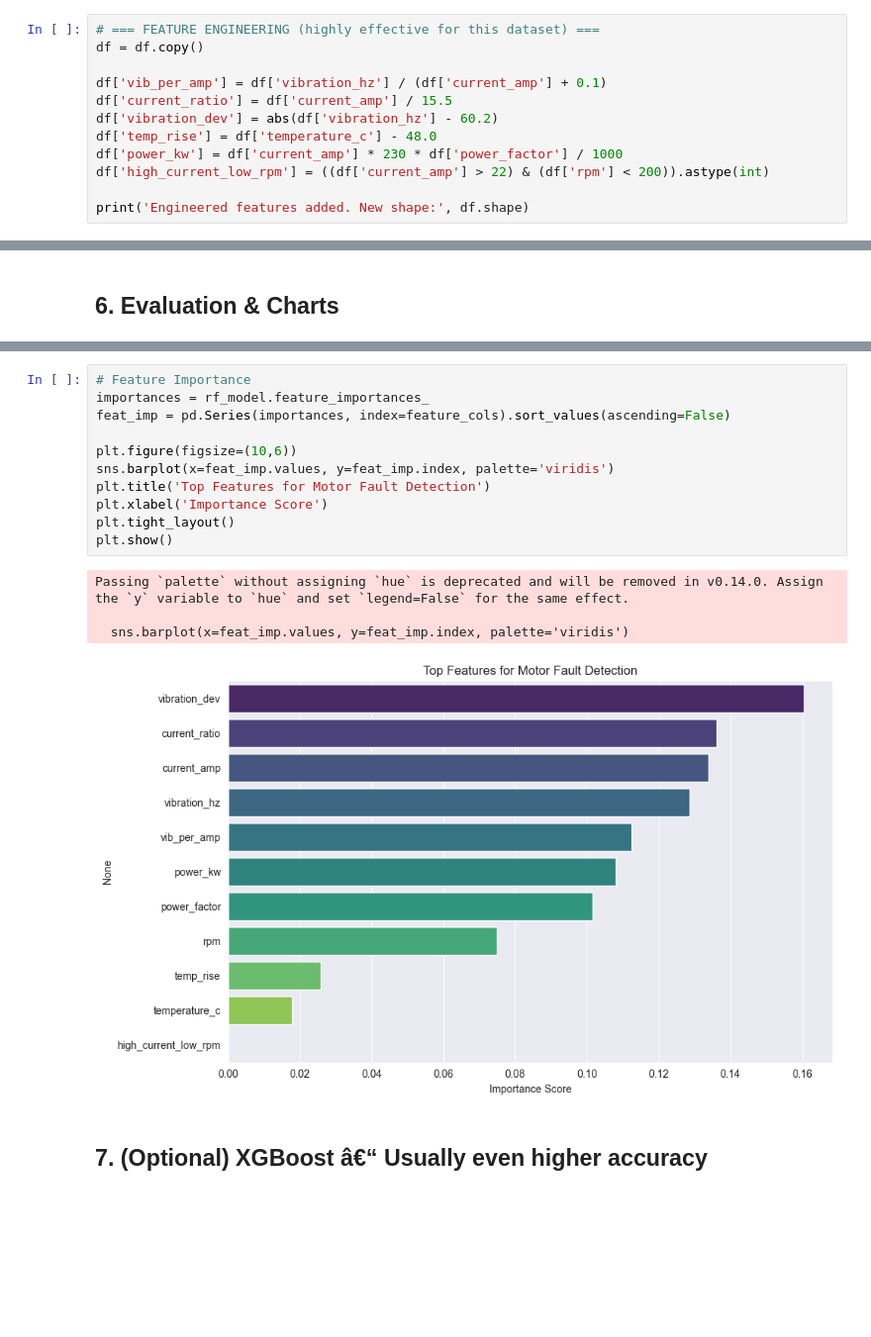
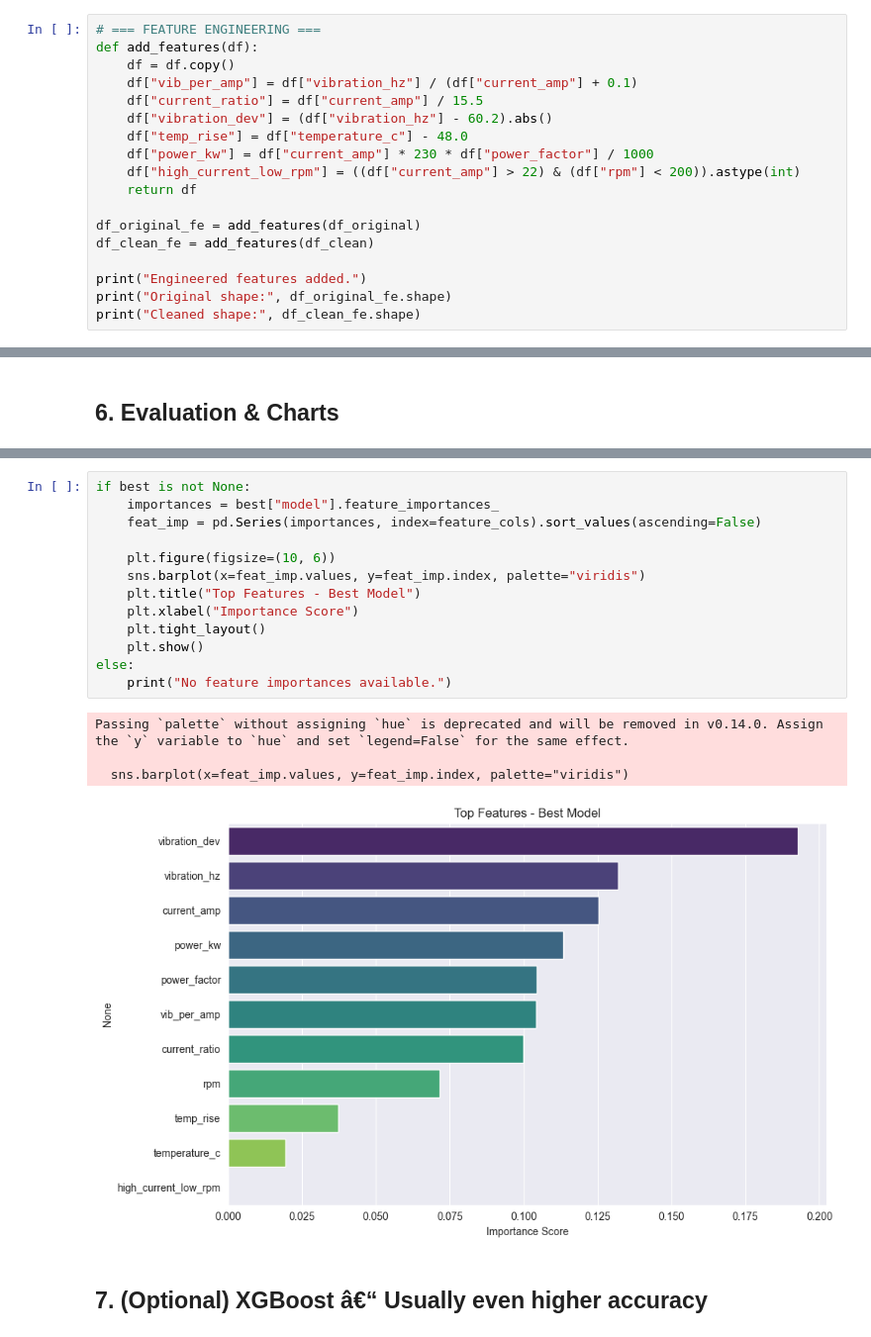
Before and after one commit to rodgerrashan/Motor-Empty-Run-Detection, a Jupyter notebook: mlModel/model_train.ipynb, the cells around one changed output, grey strips where cells are left out. Shown at 99% size. Saved outputs shown, nothing was run; the diff lists cells and outputs as text; blank space fills up the shorter version.

```diff
--- a/mlModel/model_train.ipynb
+++ b/mlModel/model_train.ipynb
@@ -143,15 +181,21 @@ Passing `palette` without assigning `hue` is deprecated and will be removed in v
 # %% [markdown]
 ## 3. Feature Engineering
 # %%
-# === FEATURE ENGINEERING (highly effective for this dataset) ===
-df = df.copy()
+# === FEATURE ENGINEERING ===
+def add_features(df):
+    df = df.copy()
+    df["vib_per_amp"] = df["vibration_hz"] / (df["current_amp"] + 0.1)
+    df["current_ratio"] = df["current_amp"] / 15.5
+    df["vibration_dev"] = (df["vibration_hz"] - 60.2).abs()
+    df["temp_rise"] = df["temperature_c"] - 48.0
+    df["power_kw"] = df["current_amp"] * 230 * df["power_factor"] / 1000
+    df["high_current_low_rpm"] = ((df["current_amp"] > 22) & (df["rpm"] < 200)).astype(int)
+    return df
 
-df['vib_per_amp'] = df['vibration_hz'] / (df['current_amp'] + 0.1)
-df['current_ratio'] = df['current_amp'] / 15.5
-df['vibration_dev'] = abs(df['vibration_hz'] - 60.2)
-df['temp_rise'] = df['temperature_c'] - 48.0
-df['power_kw'] = df['current_amp'] * 230 * df['power_factor'] / 1000
-df['high_current_low_rpm'] = ((df['current_amp'] > 22) & (df['rpm'] < 200)).astype(int)
+df_original_fe = add_features(df_original)
+df_clean_fe = add_features(df_clean)
 
-print('Engineered features added. New shape:', df.shape)
+print("Engineered features added.")
+print("Original shape:", df_original_fe.shape)
+print("Cleaned shape:", df_clean_fe.shape)
 # %% [output]
@@ -219,19 +349,21 @@ weighted avg     1.0000    1.0000    1.0000      6496
 # %%
-# Feature Importance
-importances = rf_model.feature_importances_
-feat_imp = pd.Series(importances, index=feature_cols).sort_values(ascending=False)
+if best is not None:
+    importances = best["model"].feature_importances_
+    feat_imp = pd.Series(importances, index=feature_cols).sort_values(ascending=False)
 
-plt.figure(figsize=(10,6))
-sns.barplot(x=feat_imp.values, y=feat_imp.index, palette='viridis')
-plt.title('Top Features for Motor Fault Detection')
-plt.xlabel('Importance Score')
-plt.tight_layout()
-plt.show()
+    plt.figure(figsize=(10, 6))
+    sns.barplot(x=feat_imp.values, y=feat_imp.index, palette="viridis")
+    plt.title("Top Features - Best Model")
+    plt.xlabel("Importance Score")
+    plt.tight_layout()
+    plt.show()
+else:
+    print("No feature importances available.")
 # %% [output]
 Passing `palette` without assigning `hue` is deprecated and will be removed in v0.14.0. Assign the `y` variable to `hue` and set `legend=False` for the same effect.
 
-  sns.barplot(x=feat_imp.values, y=feat_imp.index, palette='viridis')
+  sns.barplot(x=feat_imp.values, y=feat_imp.index, palette="viridis")
-[figure, old version]
+[figure, new version]
 # %% [markdown]
 ## 7. (Optional) XGBoost â€“ Usually even higher accuracy
 # %%
```
Also changed, not shown: parts of 15 cells of this notebook, 3 other files.
